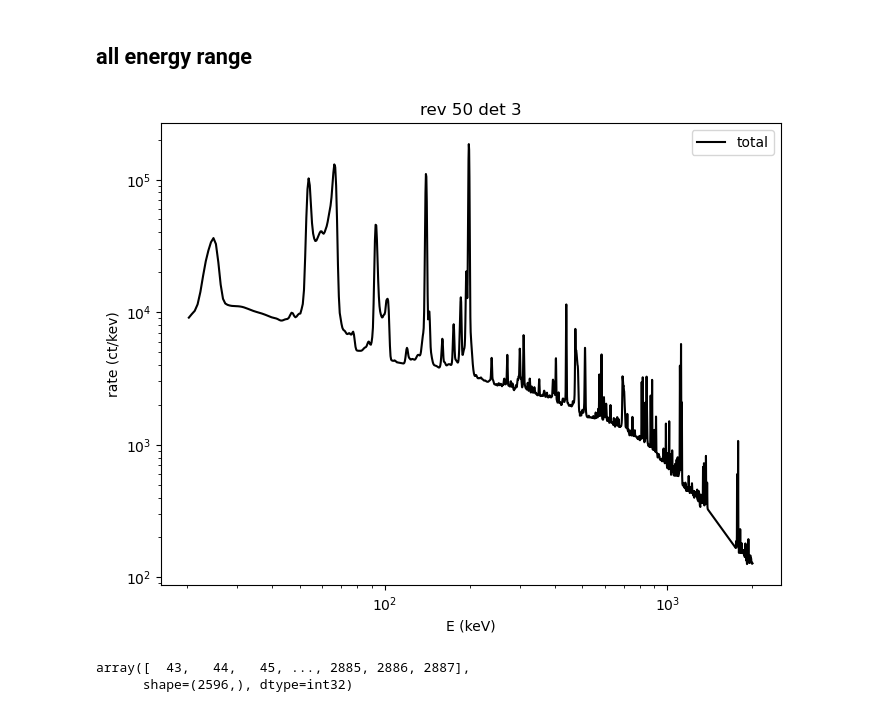
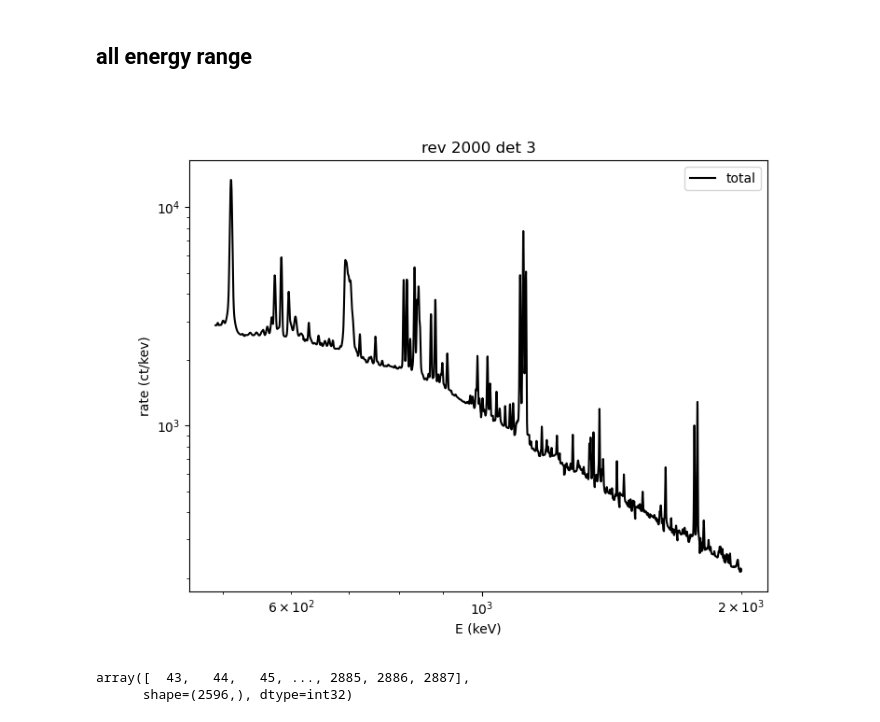
Before and after one commit to tristanbouchet/spibackground, a Jupyter notebook: test_background.ipynb, the cells around one changed output. Saved outputs shown, nothing was run; the diff lists cells and outputs as text; code cells hidden in the pictures.

```diff
--- a/test_background.ipynb
+++ b/test_background.ipynb
@@ -26,14 +59,14 @@ BkgList(SE, 33 bands)
 # %% [markdown]
 ## all energy range
 # %%
-%matplotlib inline
+%matplotlib widget
 det=3
-pid=50
+pid=2000
 ax=bkg_full.calc_spec_pid_det(pid=pid, det=det, plot=True)
 
 plt.show()
 # %% [output]
-[figure, old version]
+[figure, new version]
 # %%
 bkg_full.get_available_pid_list()
 # %% [output]
```
Also changed, not shown: parts of 4 cells of this notebook, 8 other files.
